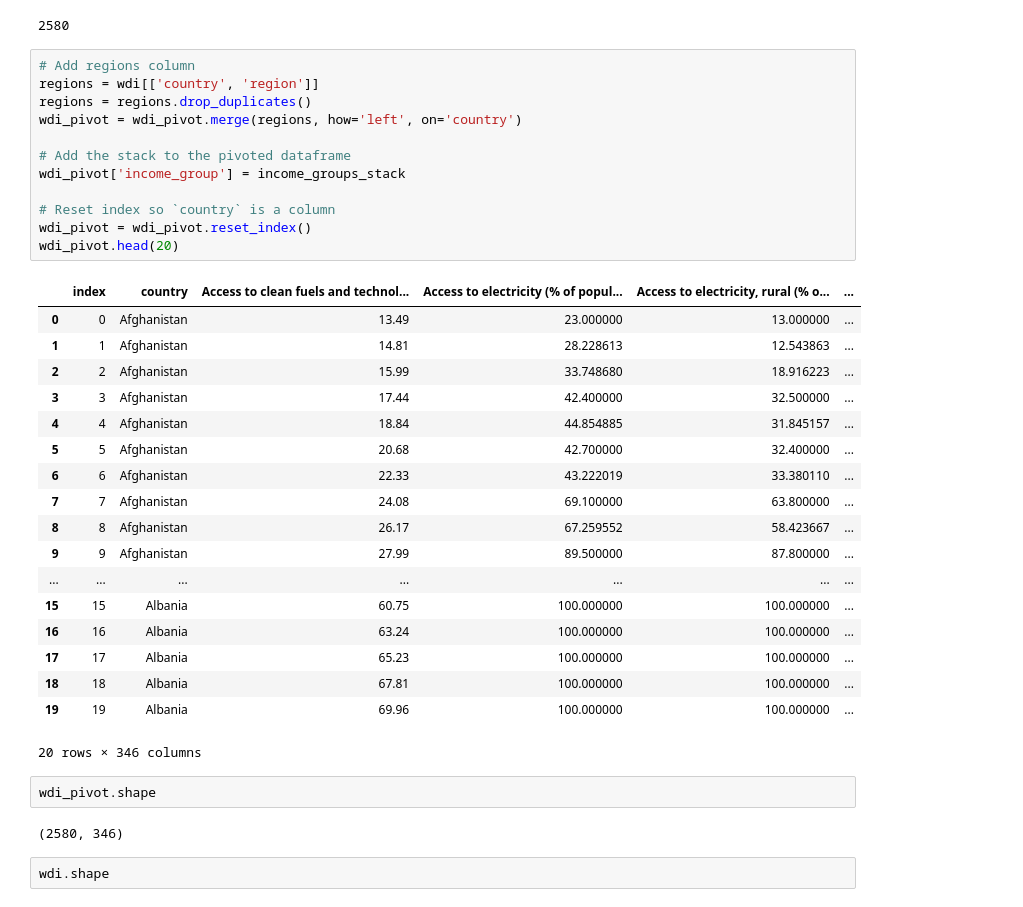
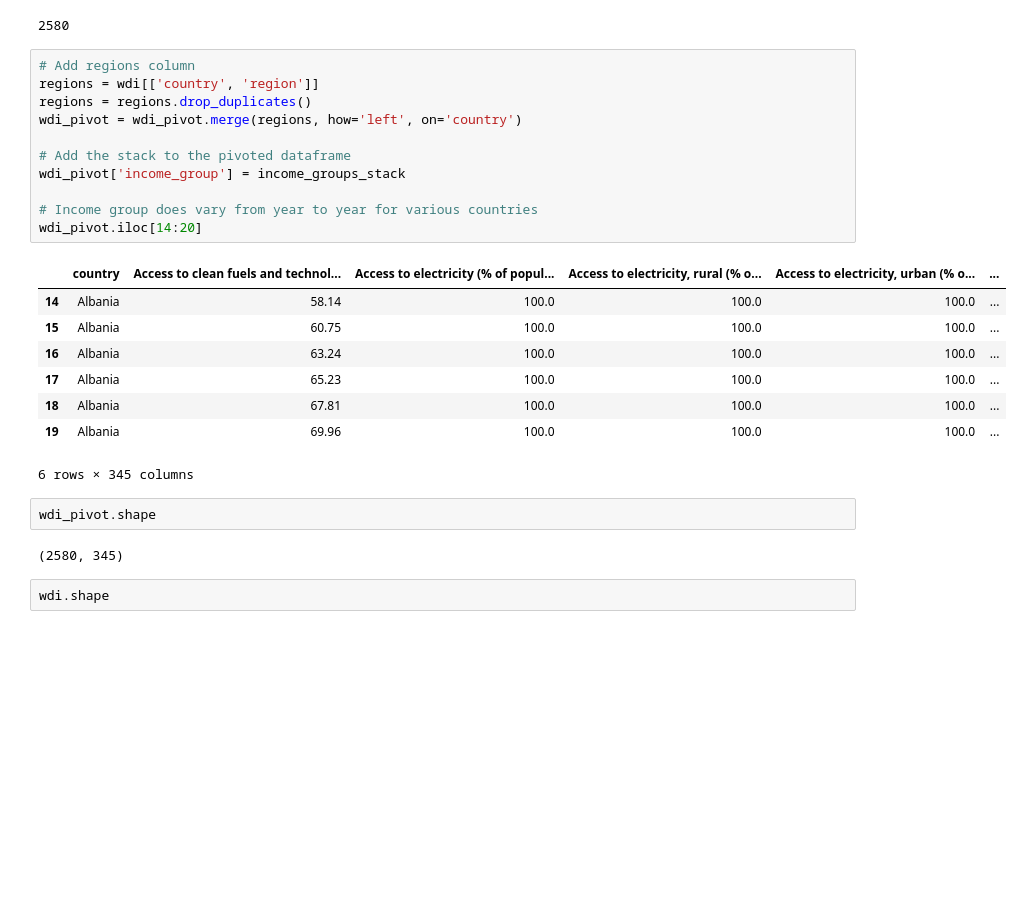
Before and after one commit to dametreusv/world_development_indicators, a Jupyter notebook: WDI_wrangle.ipynb, the cells around one changed output. Drawn from its saved outputs; the diff is of its cells as text; blank space fills up the shorter version.

```diff
--- a/WDI_wrangle.ipynb
+++ b/WDI_wrangle.ipynb
@@ -711,38 +711,27 @@ len(wdi_pivot)
 # %%
 # Add regions column
 regions = wdi[['country', 'region']]
 regions = regions.drop_duplicates()
 wdi_pivot = wdi_pivot.merge(regions, how='left', on='country')
 
 # Add the stack to the pivoted dataframe
 wdi_pivot['income_group'] = income_groups_stack
 
-# Reset index so `country` is a column
-wdi_pivot = wdi_pivot.reset_index()
-wdi_pivot.head(20)
+# Income group does vary from year to year for various countries
+wdi_pivot.iloc[14:20]
 # %% [output]
-|  | index | country | Access to clean fuels and technol... | Access to electricity (% of popul... | Access to electricity, rural (% o... | ... |
-| 0 | 0 | Afghanistan | 13.49 | 23.000000 | 13.000000 | ... |
-| 1 | 1 | Afghanistan | 14.81 | 28.228613 | 12.543863 | ... |
-| 2 | 2 | Afghanistan | 15.99 | 33.748680 | 18.916223 | ... |
-| 3 | 3 | Afghanistan | 17.44 | 42.400000 | 32.500000 | ... |
-| 4 | 4 | Afghanistan | 18.84 | 44.854885 | 31.845157 | ... |
-| 5 | 5 | Afghanistan | 20.68 | 42.700000 | 32.400000 | ... |
-| 6 | 6 | Afghanistan | 22.33 | 43.222019 | 33.380110 | ... |
-| 7 | 7 | Afghanistan | 24.08 | 69.100000 | 63.800000 | ... |
-| 8 | 8 | Afghanistan | 26.17 | 67.259552 | 58.423667 | ... |
-| 9 | 9 | Afghanistan | 27.99 | 89.500000 | 87.800000 | ... |
-| ... | ... | ... | ... | ... | ... | ... |
-| 15 | 15 | Albania | 60.75 | 100.000000 | 100.000000 | ... |
-| 16 | 16 | Albania | 63.24 | 100.000000 | 100.000000 | ... |
-| 17 | 17 | Albania | 65.23 | 100.000000 | 100.000000 | ... |
-| 18 | 18 | Albania | 67.81 | 100.000000 | 100.000000 | ... |
-| 19 | 19 | Albania | 69.96 | 100.000000 | 100.000000 | ... |
+|  | country | Access to clean fuels and technol... | Access to electricity (% of popul... | Access to electricity, rural (% o... | Access to electricity, urban (% o... | ... |
+| 14 | Albania | 58.14 | 100.0 | 100.0 | 100.0 | ... |
+| 15 | Albania | 60.75 | 100.0 | 100.0 | 100.0 | ... |
+| 16 | Albania | 63.24 | 100.0 | 100.0 | 100.0 | ... |
+| 17 | Albania | 65.23 | 100.0 | 100.0 | 100.0 | ... |
+| 18 | Albania | 67.81 | 100.0 | 100.0 | 100.0 | ... |
+| 19 | Albania | 69.96 | 100.0 | 100.0 | 100.0 | ... |
-20 rows × 346 columns
+6 rows × 345 columns
 # %%
 wdi_pivot.shape
 # %% [output]
-(2580, 346)
+(2580, 345)
 # %%
 wdi.shape
 # %% [output]
```
Also changed, not shown: parts of 1 cell of this notebook.
